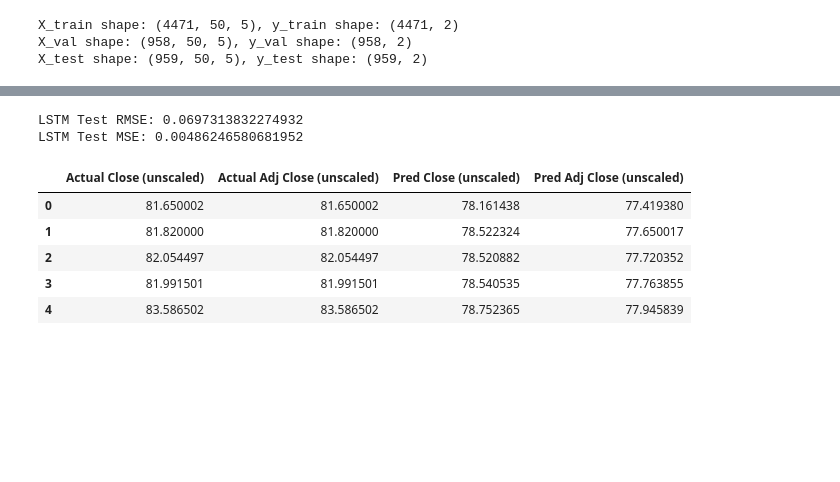
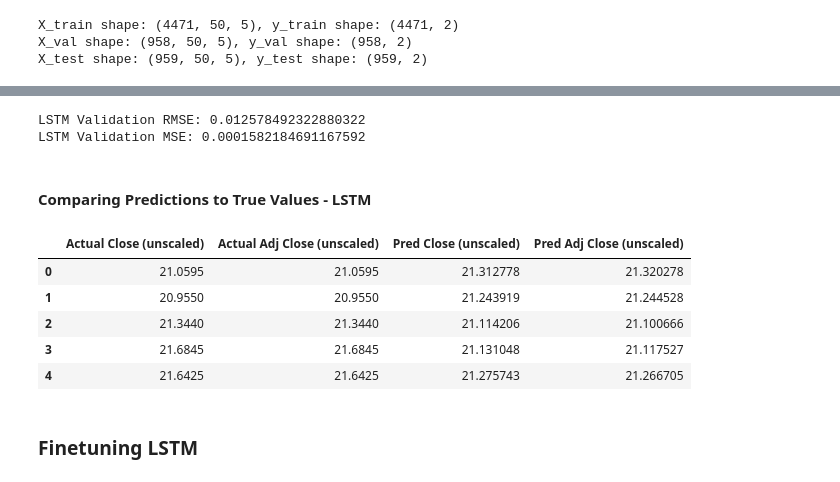
Before and after one commit to the-gauss/tiny-projects-ml, a Jupyter notebook: practice_assignments/u_adelaide/stock_2.ipynb, the cells around one changed output, grey strips where cells are left out. Cells and saved outputs as stored; diff of their text form; code cells hidden in the pictures; blank space fills up the shorter version.

```diff
--- a/practice_assignments/u_adelaide/stock_2.ipynb
+++ b/practice_assignments/u_adelaide/stock_2.ipynb
@@ -261,0 +270,28 @@ LSTM Test MSE: 0.00486246580681952
+# %%
+# Evaluate the model on the val set
+val_predictions_lstm = lstm_model.predict(X_val)
+rmse_val_lstm = np.sqrt(mean_squared_error(y_val, val_predictions_lstm))
+mse_val_lstm = mean_squared_error(y_val, val_predictions_lstm)
+
+# Plot learning curves for MSE
+plt.figure(figsize=(12, 6))
+plt.plot(history_lstm.history['loss'], label='Training MSE', color='blue')
+plt.plot(history_lstm.history['val_loss'], label='Validation MSE', color='orange')
+plt.title('LSTM Learning Curves - MSE')
+plt.xlabel('Epochs')
+plt.ylabel('Mean Squared Error (MSE)')
+plt.legend()
+plt.grid(True)
+plt.show()
+
+# Plot learning curves for RMSE
+if 'mse' in history_lstm.history:
+    plt.figure(figsize=(12, 6))
+    plt.plot(np.sqrt(history_lstm.history['mse']), label='Training RMSE', color='green')
+    plt.plot(np.sqrt(history_lstm.history['val_mse']), label='Validation RMSE', color='red')
+    plt.title('LSTM Learning Curves - RMSE')
+    plt.xlabel('Epochs')
+    plt.ylabel('Root Mean Squared Error (RMSE)')
+    plt.legend()
+    plt.grid(True)
+    plt.show()
@@ -262,37 +302,41 @@ LSTM Test MSE: 0.00486246580681952
 # %%
 
-print(f"LSTM Test RMSE: {rmse_test_lstm}")
-print(f"LSTM Test MSE: {mse_test_lstm}")
+print(f"LSTM Validation RMSE: {rmse_val_lstm}")
+print(f"LSTM Validation MSE: {mse_val_lstm}")
 # %% [output]
-LSTM Test RMSE: 0.0697313832274932
-LSTM Test MSE: 0.00486246580681952
+LSTM Validation RMSE: 0.012578492322880322
+LSTM Validation MSE: 0.0001582184691167592
+# %% [markdown]
+#### Comparing Predictions to True Values - LSTM
 # %%
 # Rescale the predictions and targets back to their original scale for comparison
-y_test_unscaled = target_scaler.inverse_transform(y_test)  # Unscaled actual values
-test_predictions_unscaled = target_scaler.inverse_transform(test_predictions_lstm)  # Unscaled predictions
+y_val_unscaled = target_scaler.inverse_transform(y_val)  # Unscaled actual values
+val_predictions_unscaled = target_scaler.inverse_transform(val_predictions_lstm)  # Unscaled predictions
 
 # Compare scaled values
-comparison_scaled = np.hstack((y_test[:5], test_predictions_lstm[:5]))  # First 5 examples for simplicity
+comparison_scaled = np.hstack((y_val[:5], val_predictions_lstm[:5]))  # First 5 examples for simplicity
 comparison_scaled_df = pd.DataFrame(
     comparison_scaled,
     columns=['Actual Close (scaled)', 'Actual Adj Close (scaled)', 'Pred Close (scaled)', 'Pred Adj Close (scaled)']
 )
 
 # Compare unscaled values
-comparison_unscaled = np.hstack((y_test_unscaled[:5], test_predictions_unscaled[:5]))  # First 5 examples
+comparison_unscaled = np.hstack((y_val_unscaled[:5], val_predictions_unscaled[:5]))  # First 5 examples
 comparison_unscaled_df = pd.DataFrame(
     comparison_unscaled,
     columns=['Actual Close (unscaled)', 'Actual Adj Close (unscaled)', 'Pred Close (unscaled)', 'Pred Adj Close (unscaled)']
 )
 
 comparison_unscaled_df
 # %% [output]
 |  | Actual Close (unscaled) | Actual Adj Close (unscaled) | Pred Close (unscaled) | Pred Adj Close (unscaled) |
-| 0 | 81.650002 | 81.650002 | 78.161438 | 77.419380 |
-| 1 | 81.820000 | 81.820000 | 78.522324 | 77.650017 |
-| 2 | 82.054497 | 82.054497 | 78.520882 | 77.720352 |
-| 3 | 81.991501 | 81.991501 | 78.540535 | 77.763855 |
-| 4 | 83.586502 | 83.586502 | 78.752365 | 77.945839 |
+| 0 | 21.0595 | 21.0595 | 21.312778 | 21.320278 |
+| 1 | 20.9550 | 20.9550 | 21.243919 | 21.244528 |
+| 2 | 21.3440 | 21.3440 | 21.114206 | 21.100666 |
+| 3 | 21.6845 | 21.6845 | 21.131048 | 21.117527 |
+| 4 | 21.6425 | 21.6425 | 21.275743 | 21.266705 |
+# %% [markdown]
+### Finetuning LSTM
 # %%
 from tensorflow.keras.optimizers import Adam
 
```
Also changed, not shown: parts of 21 cells of this notebook, 1 other file.
